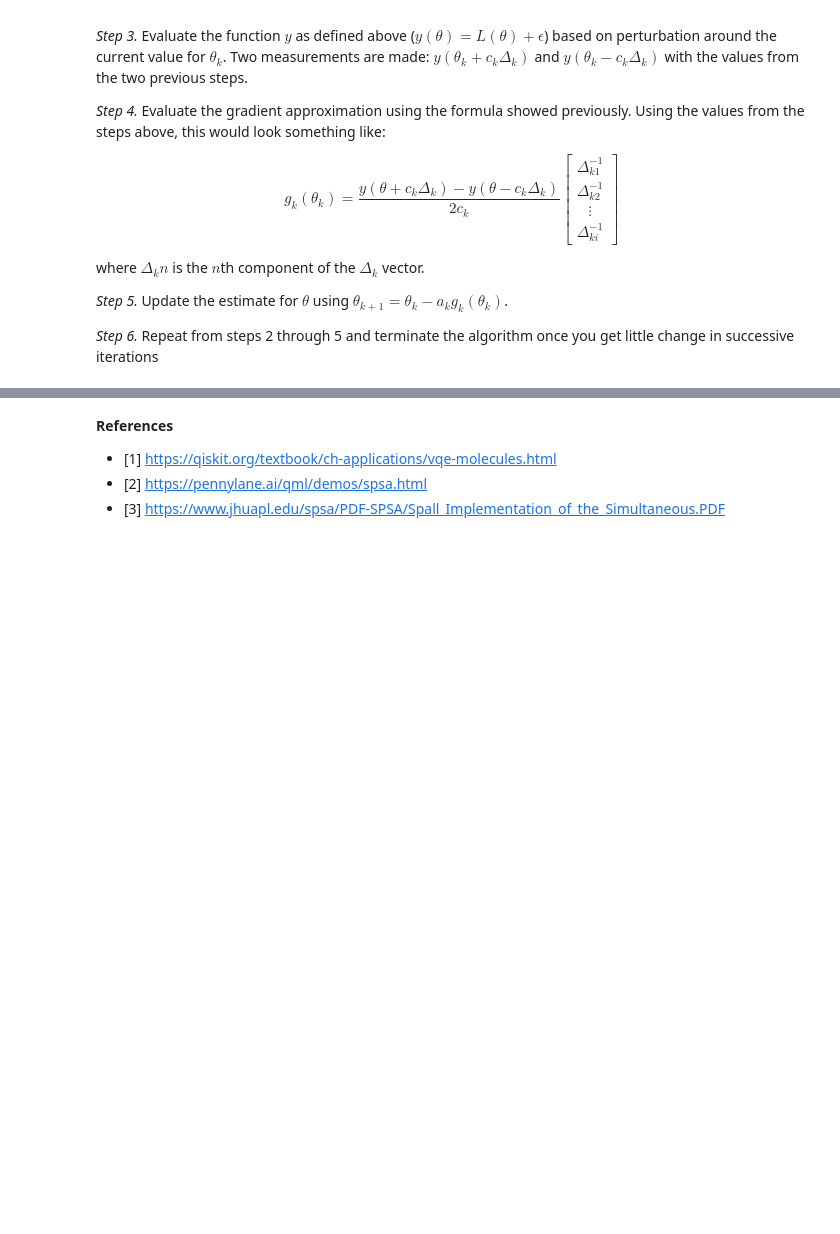
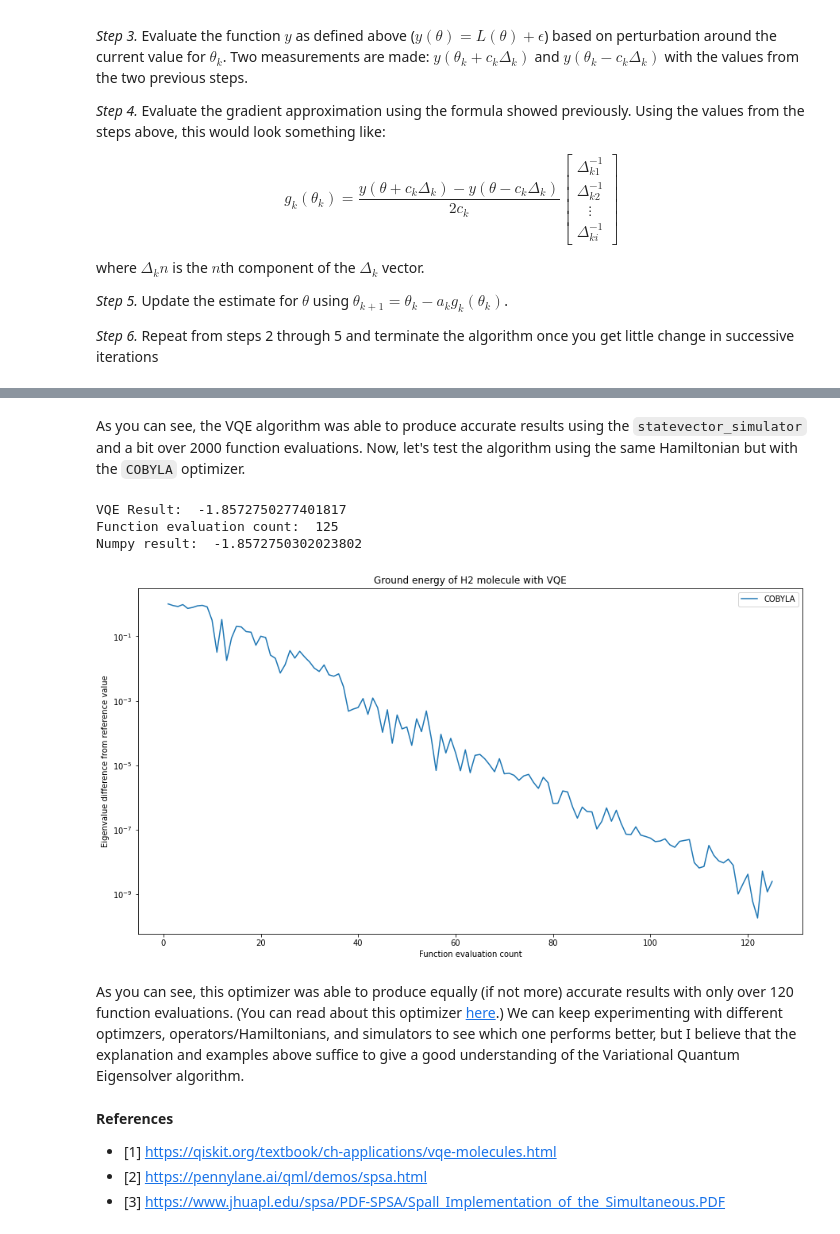
Before and after one commit to epelaaez/QuantumLibrary, a Jupyter notebook: algorithms/VQE.ipynb, the cells around one changed output, grey strips where cells are left out. Saved outputs shown, nothing was run; the diff lists cells and outputs as text; code cells hidden in the pictures; blank space fills up the shorter version.

```diff
--- a/algorithms/VQE.ipynb
+++ b/algorithms/VQE.ipynb
@@ -97,3 +177,14 @@ _Step 6._ Repeat from steps 2 through 5 and terminate the algorithm once you get
+# %% [markdown]
+As you can see, the VQE algorithm was able to produce accurate results using the `statevector_simulator` and a bit over 2000 function evaluations. Now, let's test the algorithm using the same Hamiltonian but with the `COBYLA` optimizer.
+# %%
+vqe_algorithm(h2, COBYLA, 'statevector_simulator', 1000, 'Ground energy of H2 molecule with VQE')
+# %% [output]
+VQE Result:  -1.8572750277401817
+Function evaluation count:  125
+Numpy result:  -1.8572750302023802
+[figure, added]
+# %% [markdown]
+As you can see, this optimizer was able to produce equally (if not more) accurate results with only over 120 function evaluations. (You can read about this optimizer [here](https://cossan.co.uk/wiki/index.php/COBYLA).) We can keep experimenting with different optimzers, operators/Hamiltonians, and simulators to see which one performs better, but I believe that the explanation and examples above suffice to give a good understanding of the Variational Quantum Eigensolver algorithm.
 # %% [markdown]
 **References**
 - [1] https://qiskit.org/textbook/ch-applications/vqe-molecules.html
```
Also changed, not shown: parts of 9 cells of this notebook.
